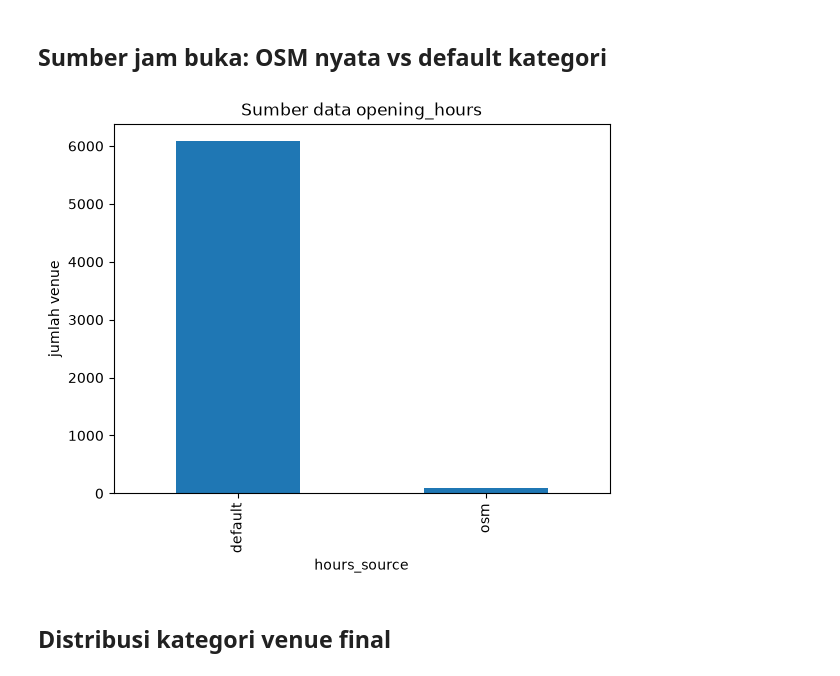
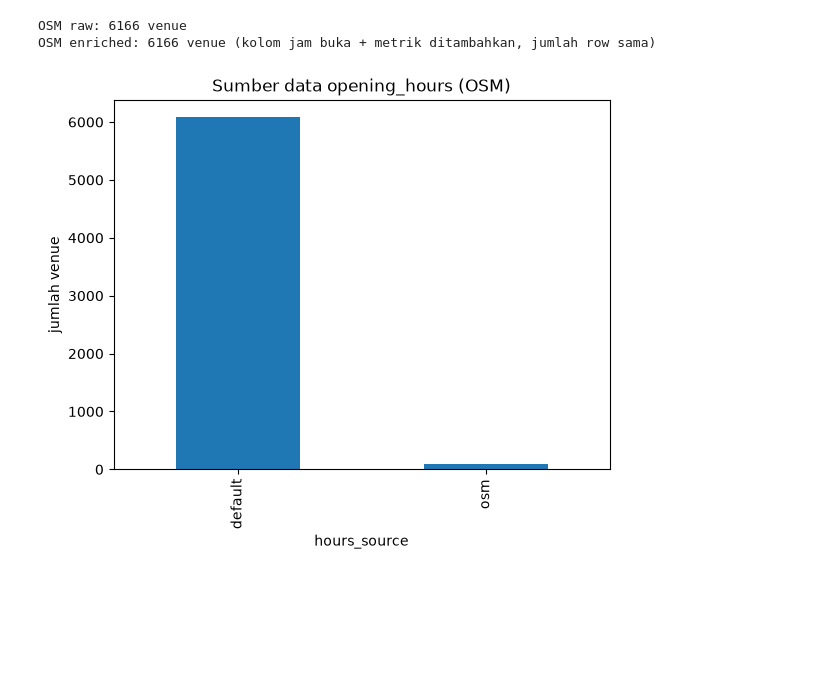
Before and after one commit to Hazjel/sistem-rekomendasi-destinasi-wisata-jakarta, a Jupyter notebook: docs/notebooks/03_data_processing.ipynb, the cells around one changed output. Drawn from its saved outputs; the diff is of its cells as text; code cells hidden in the pictures; blank space fills up the shorter version.

```diff
--- a/docs/notebooks/03_data_processing.ipynb
+++ b/docs/notebooks/03_data_processing.ipynb
@@ -61,10 +27,14 @@ Kolom: 25
-# %% [markdown]
-## Sumber jam buka: OSM nyata vs default kategori
+# %%
+osm_raw = pd.read_csv("../../data/raw/venues_raw.csv")
+osm_enriched = pd.read_csv("../../data/processed/venues_enriched.csv")
+print(f"OSM raw: {len(osm_raw)} venue")
+print(f"OSM enriched: {len(osm_enriched)} venue (kolom jam buka + metrik ditambahkan, jumlah row sama)")
+# %% [output]
+OSM raw: 6166 venue
+OSM enriched: 6166 venue (kolom jam buka + metrik ditambahkan, jumlah row sama)
 # %%
-df["hours_source"].value_counts().plot(kind="bar", title="Sumber data opening_hours")
+osm_enriched["hours_source"].value_counts().plot(kind="bar", title="Sumber data opening_hours (OSM)")
 plt.ylabel("jumlah venue")
 plt.show()
 # %% [output]
-[figure, old version]
+[figure, new version]
-# %% [markdown]
-## Distribusi kategori venue final
```
Also changed, not shown: parts of 23 cells of this notebook, 13 other files.
